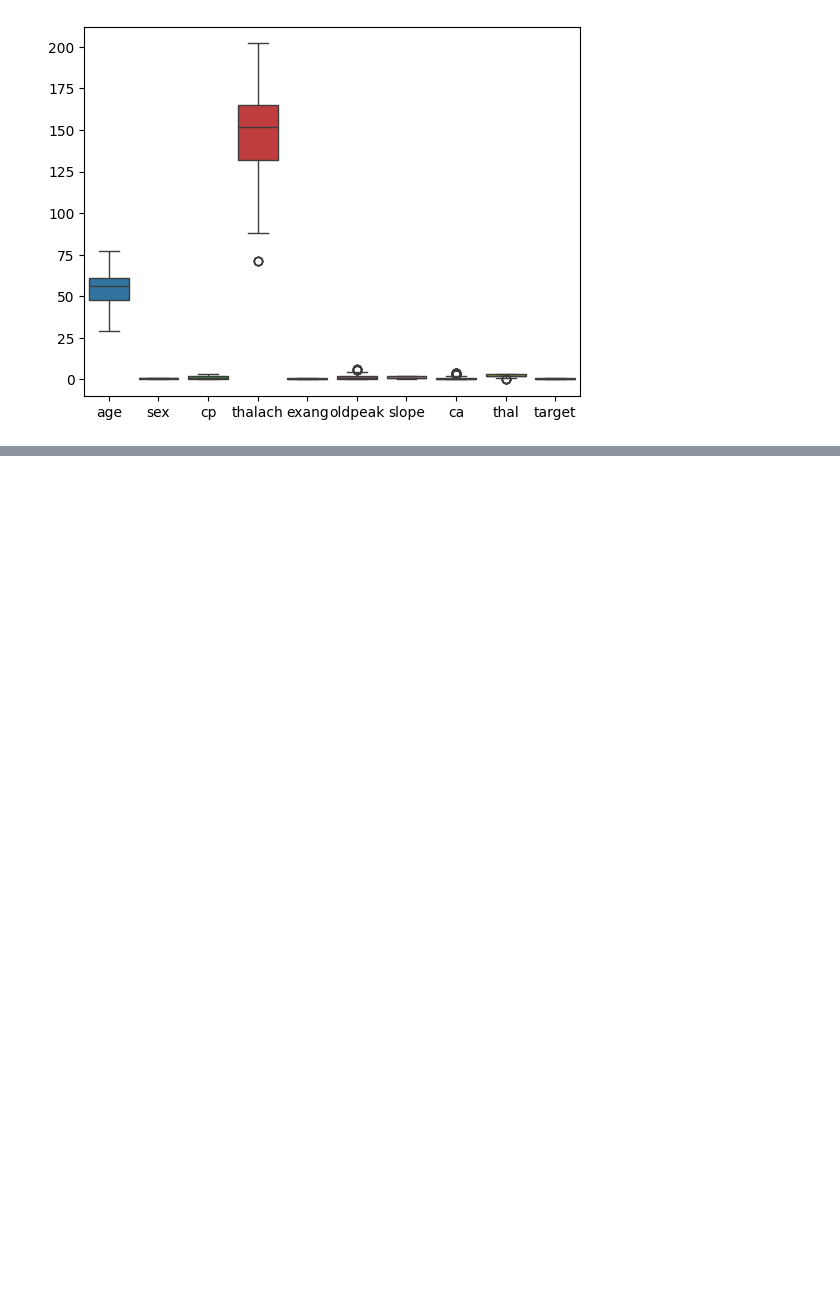
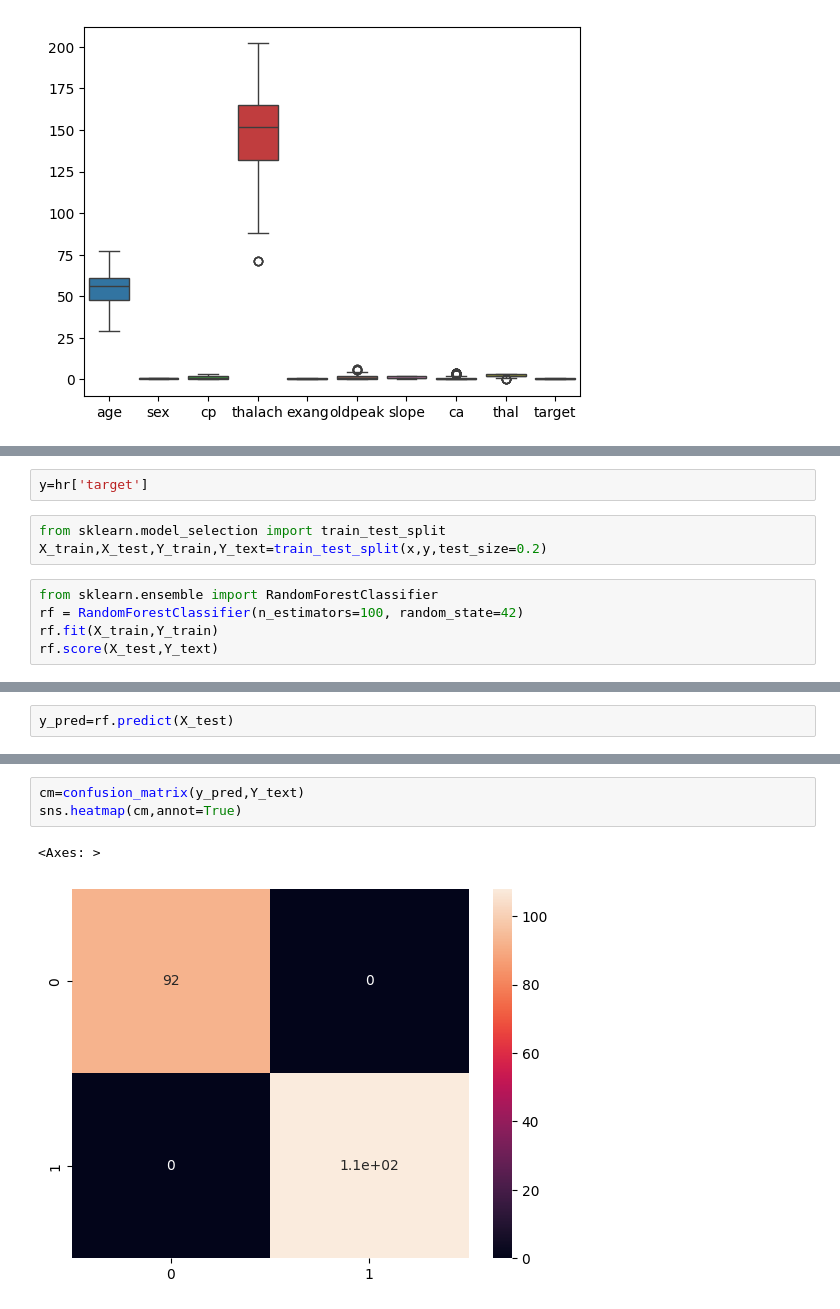
Before and after one commit to kailai-13/Neural_Networks_Hands_On, a Jupyter notebook: nnhandson.ipynb, the cells around one changed output, grey strips where cells are left out. Saved outputs shown, nothing was run; the diff lists cells and outputs as text; blank space fills up the shorter version.

```diff
--- a/nnhandson.ipynb
+++ b/nnhandson.ipynb
@@ -1098,0 +1108,10 @@ sns.boxplot(hr)
+# %%
+y=hr['target']
+# %%
+from sklearn.model_selection import train_test_split
+X_train,X_test,Y_train,Y_text=train_test_split(x,y,test_size=0.2)
+# %%
+from sklearn.ensemble import RandomForestClassifier
+rf = RandomForestClassifier(n_estimators=100, random_state=42)
+rf.fit(X_train,Y_train)
+rf.score(X_test,Y_text)
@@ -1098,0 +1120,2 @@ sns.boxplot(hr)
+# %%
+y_pred=rf.predict(X_test)
@@ -1098,0 +1134,6 @@ sns.boxplot(hr)
+# %%
+cm=confusion_matrix(y_pred,Y_text)
+sns.heatmap(cm,annot=True)
+# %% [output]
+<Axes: >
+[figure, added]
```
Also changed, not shown: parts of 5 cells of this notebook.
